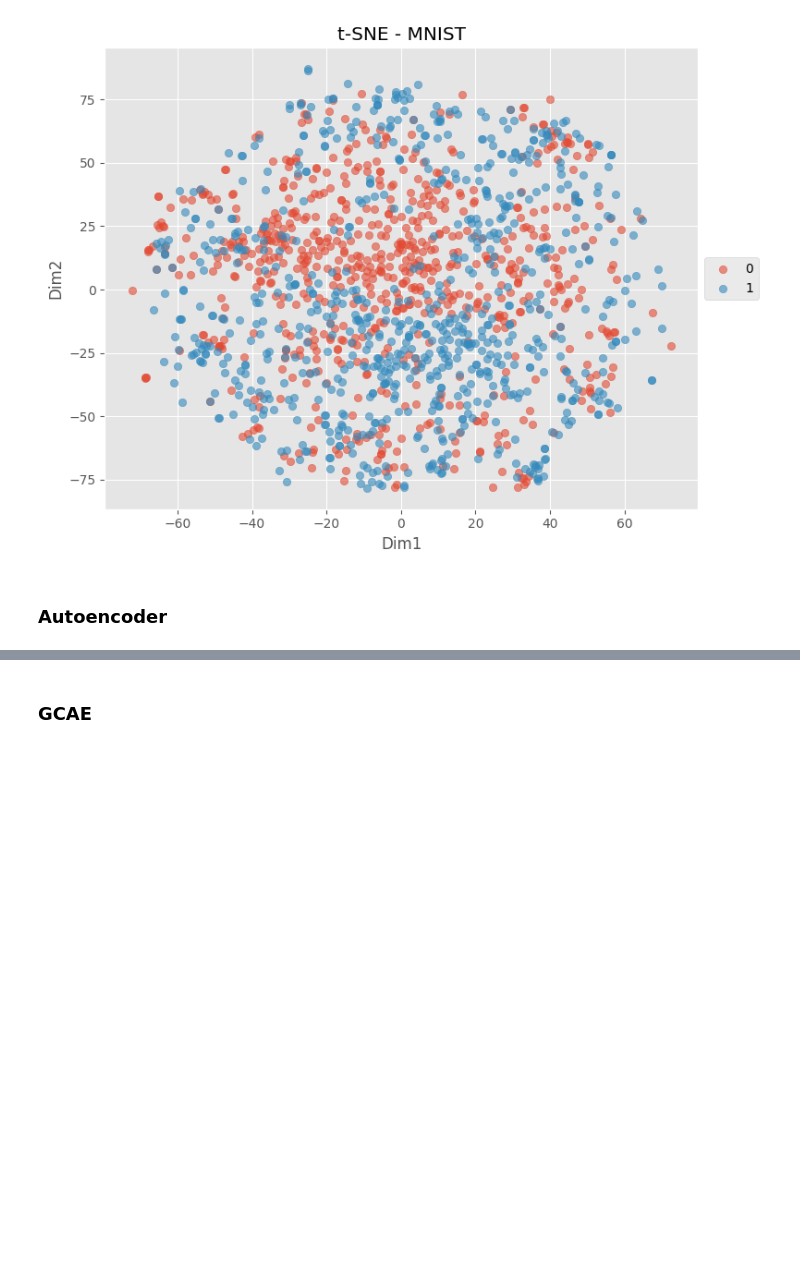
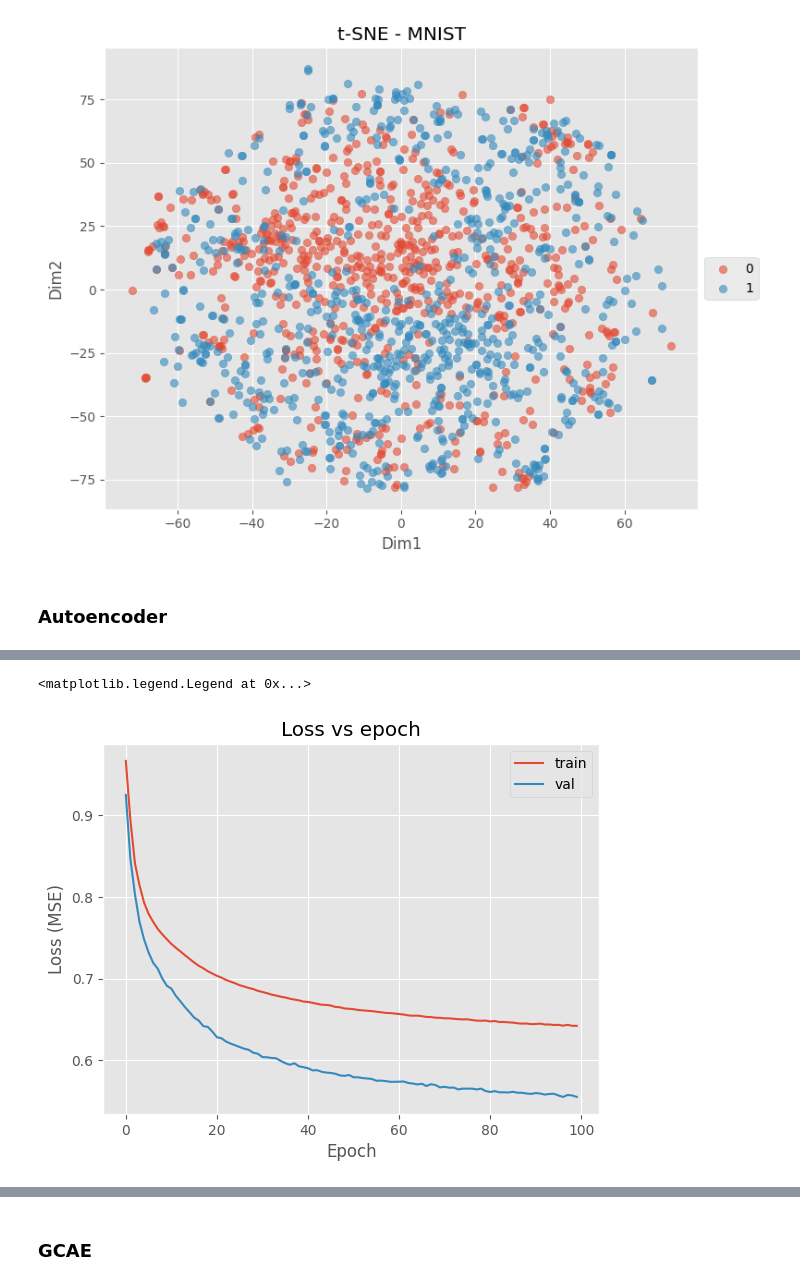
Before and after one commit to jzkhong/GCAE, a Jupyter notebook: MLDS_Projects_TextData.ipynb, the cells around one changed output, grey strips where cells are left out. Cells and saved outputs as stored; diff of their text form; code cells hidden in the pictures; blank space fills up the shorter version.

```diff
--- a/MLDS_Projects_TextData.ipynb
+++ b/MLDS_Projects_TextData.ipynb
@@ -482,5 +484,5 @@ gc.collect()
 # %%
-# from tensorflow.keras.optimizers import Adam
+from tensorflow.keras.optimizers import Adam
 from tensorflow.keras.callbacks import EarlyStopping, ReduceLROnPlateau
 
 # Create an EarlyStopping callback to terminate training if the validation total loss doesn't immprove after 10 epochs
@@ -489,9 +491,9 @@ reduce_lr = ReduceLROnPlateau(monitor='val_loss', factor=0.2, patience=5, min_lr
 
 
 # Train the autoencoder over 100 epochs
-imdb_autoencoder.compile(optimizer=Adam(learning_rate=0.001), loss='mse')
-history_imdb = imdb_autoencoder.fit(x_train_scaled, x_train_scaled, epochs=100, batch_size=16,
-                                    validation_data=(x_test_scaled, x_test_scaled), callbacks=[early_stopping], verbose=1)
+imdb_autoencoder.compile(optimizer=Adam(learning_rate=0.0002), loss='mse')
+history_imdb = imdb_autoencoder.fit(x_train_scaled, x_train_scaled, epochs=100, batch_size=32,
+                                    validation_data=(x_test_scaled, x_test_scaled), callbacks=[early_stopping], verbose=0)
 
 # Print final training and validation loss (MSE)
 final_train_loss = history_imdb.history['loss'][-1]
@@ -524,3 +512,5 @@ Epoch 8/100
+<matplotlib.legend.Legend at 0x...>
+[figure, added]
 # %%
 # Compute the encodings after training
 trained_encodings_imdb = imdb_encoder(x_test_scaled).numpy()
```
Also changed, not shown: parts of 8 cells of this notebook, 15 other files.
